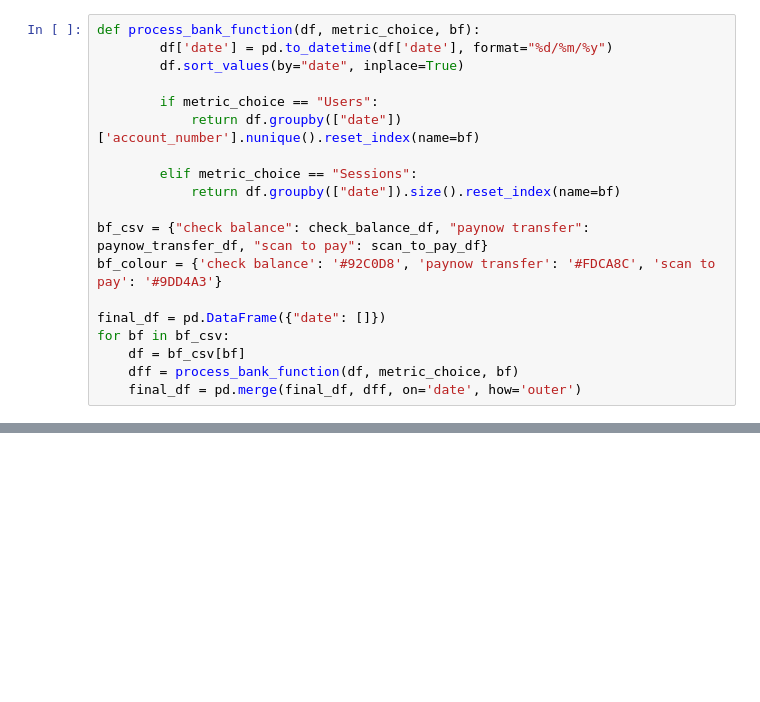
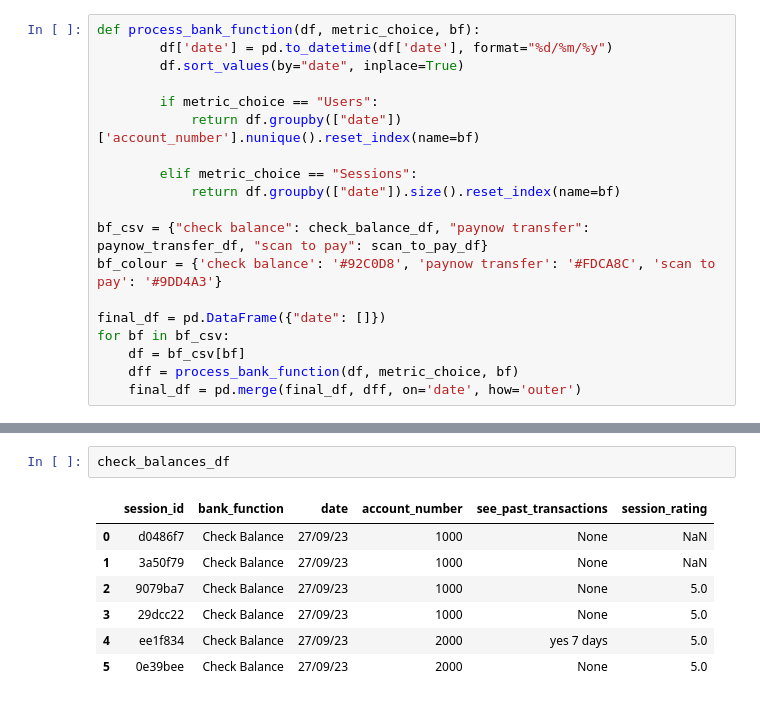
Before and after one commit to smu-fintech-2023-team10/Team-Jerry, a Jupyter notebook: dashboard/test_folder/overview.ipynb, the cells around one changed output, grey strips where cells are left out. Saved outputs shown, nothing was run; the diff lists cells and outputs as text; blank space fills up the shorter version.

```diff
--- a/dashboard/test_folder/overview.ipynb
+++ b/dashboard/test_folder/overview.ipynb
@@ -256,0 +287,10 @@ check_balances_df.drop_na(inplace=True)
+# %%
+check_balances_df
+# %% [output]
+|  | session_id | bank_function | date | account_number | see_past_transactions | session_rating |
+| 0 | d0486f7 | Check Balance | 27/09/23 | 1000 | None | NaN |
+| 1 | 3a50f79 | Check Balance | 27/09/23 | 1000 | None | NaN |
+| 2 | 9079ba7 | Check Balance | 27/09/23 | 1000 | None | 5.0 |
+| 3 | 29dcc22 | Check Balance | 27/09/23 | 1000 | None | 5.0 |
+| 4 | ee1f834 | Check Balance | 27/09/23 | 2000 | yes 7 days | 5.0 |
+| 5 | 0e39bee | Check Balance | 27/09/23 | 2000 | None | 5.0 |
```
Also changed, not shown: parts of 4 cells of this notebook, 1 other file.
